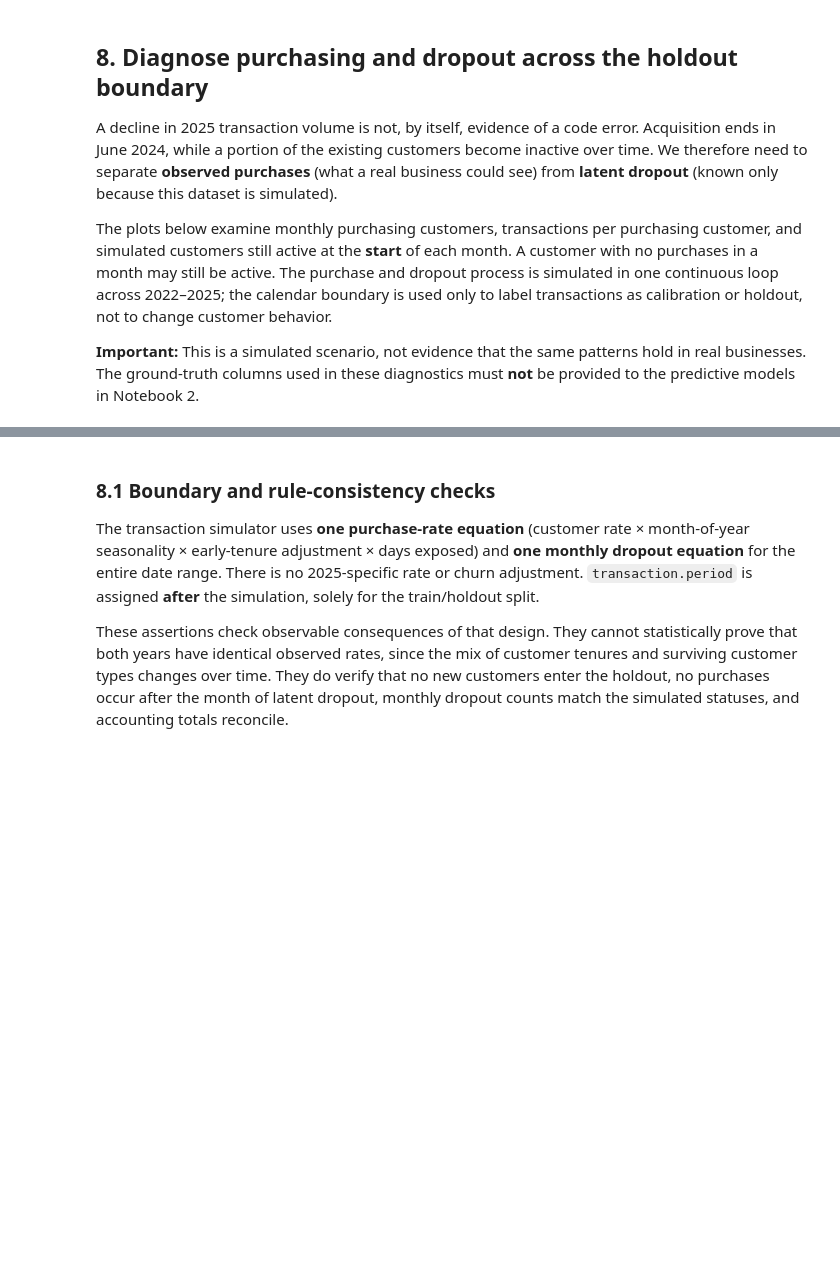
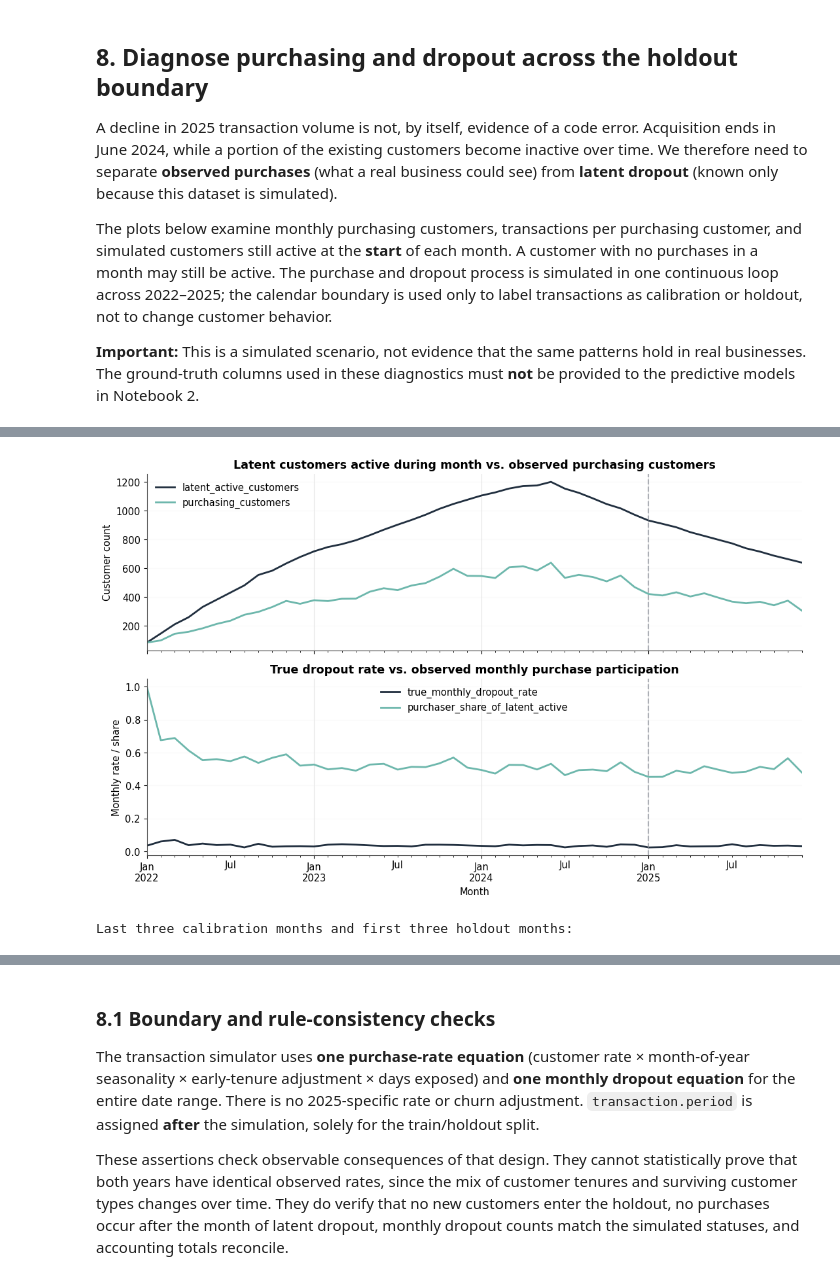
Before and after one commit to joedom99/predictive-clv-modeling, a Jupyter notebook: 01_generate_synthetic_clv_data.ipynb, the cells around one changed output, grey strips where cells are left out. Cells and saved outputs as stored; diff of their text form; code cells hidden in the pictures; blank space fills up the shorter version.

```diff
--- a/01_generate_synthetic_clv_data.ipynb
+++ b/01_generate_synthetic_clv_data.ipynb
@@ -353,32 +371,35 @@ latent_rows = []
 for m in months:
     start, end = m.start_time, m.end_time.normalize()
     acquired = profile_truth.acquisition_date.le(end)
     active_during_month = acquired & (profile_truth.latent_dropout_date.isna() |
                                        profile_truth.latent_dropout_date.ge(start))
     dropout_this_month = profile_truth.latent_dropout_date.between(start, end)
     latent_rows.append((m, int(active_during_month.sum()), int(dropout_this_month.sum())))
-latent = pd.DataFrame(latent_rows, columns=['month', 'latent_active_customers', 'true_dropouts'])           .set_index('month')
+latent = pd.DataFrame(latent_rows, columns=['month', 'latent_active_customers', 'true_dropouts']).set_index('month')
 latent['true_monthly_dropout_rate'] = latent.true_dropouts.div(
     latent.latent_active_customers.replace(0, np.nan))
 comparison = observed.join(latent)
 comparison['purchaser_share_of_latent_active'] = comparison.purchasing_customers.div(
     comparison.latent_active_customers.replace(0, np.nan))
 
 fig, axes = plt.subplots(2, 1, figsize=(11, 7), sharex=True)
 comparison[['latent_active_customers', 'purchasing_customers']].plot(ax=axes[0], lw=2)
 axes[0].set(title='Latent customers active during month vs. observed purchasing customers',
             ylabel='Customer count')
 comparison[['true_monthly_dropout_rate', 'purchaser_share_of_latent_active']].plot(
     ax=axes[1], lw=2)
 axes[1].set(title='True dropout rate vs. observed monthly purchase participation',
             ylabel='Monthly rate / share', xlabel='Month')
 for ax in axes:
-    ax.axvline(HOLDOUT_START, color='black', ls='--', alpha=0.65)
+    ax.axvline(HOLDOUT_START, color=GRAY, ls='--', alpha=0.65)
     ax.grid(axis='y', alpha=0.2)
 plt.tight_layout()
 plt.show()
 
 print('Last three calibration months and first three holdout months:')
 display(comparison.loc['2024-10':'2025-03', ['transactions', 'purchasing_customers',
     'transactions_per_purchasing_customer', 'latent_active_customers',
     'true_dropouts', 'true_monthly_dropout_rate']].round(3))
+# %% [output]
+[figure, added]
+Last three calibration months and first three holdout months:
```
Also changed, not shown: parts of 18 cells of this notebook, 1 other file.
